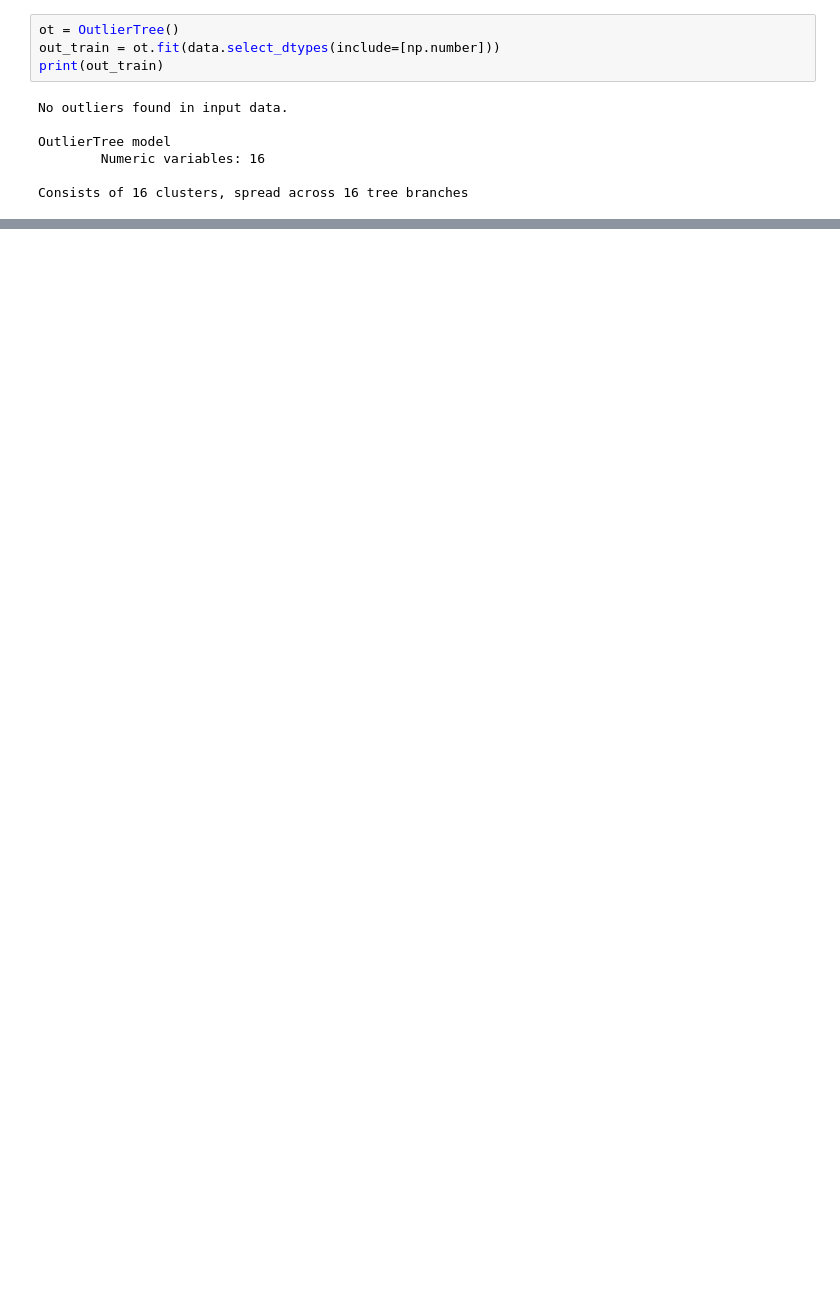
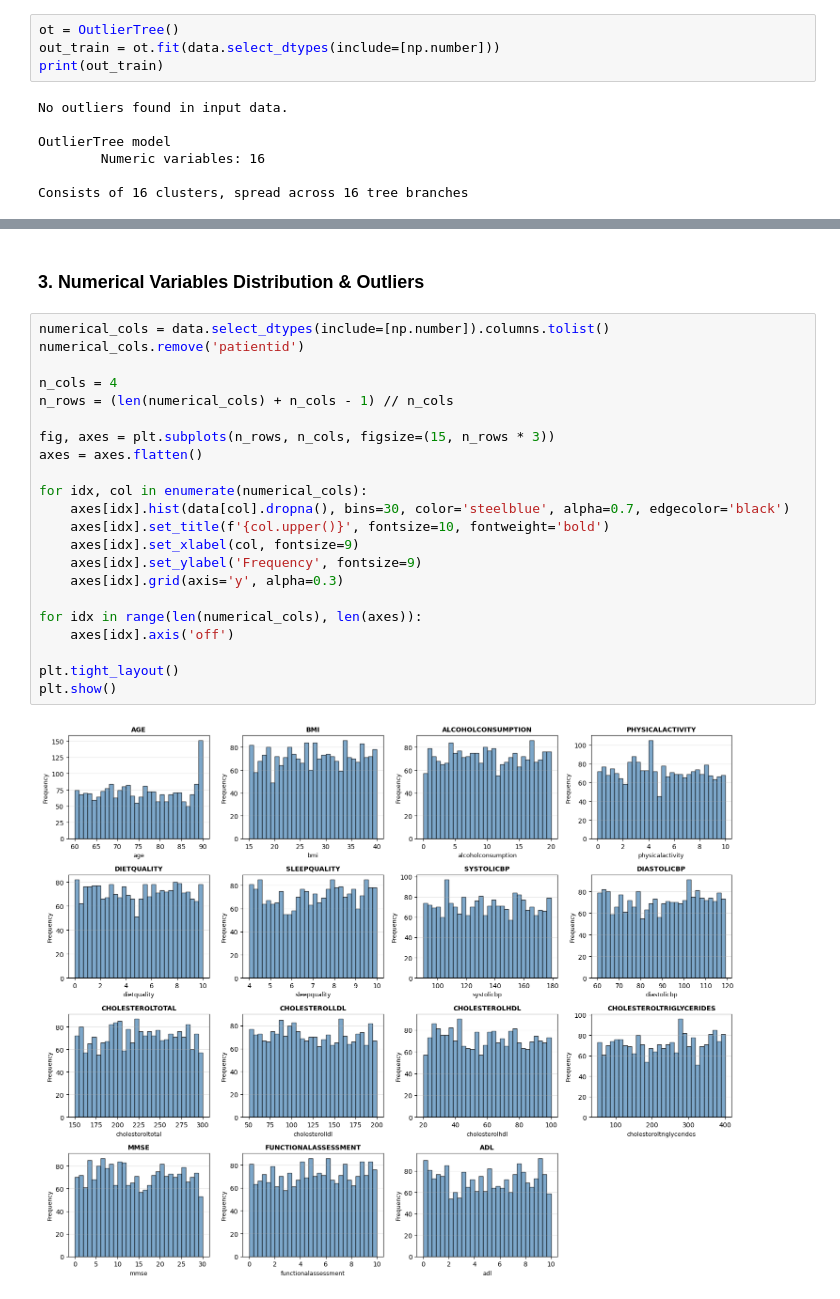
Before and after one commit to Jelles/AML-Assignment-2, a Jupyter notebook: main.ipynb, the cells around one changed output, grey strips where cells are left out. Cells and saved outputs as stored; diff of their text form; blank space fills up the shorter version.

```diff
--- a/main.ipynb
+++ b/main.ipynb
@@ -87,0 +157,26 @@ print(missing_values[missing_values > 0])
+# %% [markdown]
+### 3. Numerical Variables Distribution & Outliers
+# %%
+numerical_cols = data.select_dtypes(include=[np.number]).columns.tolist()
+numerical_cols.remove('patientid')
+
+n_cols = 4
+n_rows = (len(numerical_cols) + n_cols - 1) // n_cols
+
+fig, axes = plt.subplots(n_rows, n_cols, figsize=(15, n_rows * 3))
+axes = axes.flatten()
+
+for idx, col in enumerate(numerical_cols):
+    axes[idx].hist(data[col].dropna(), bins=30, color='steelblue', alpha=0.7, edgecolor='black')
+    axes[idx].set_title(f'{col.upper()}', fontsize=10, fontweight='bold')
+    axes[idx].set_xlabel(col, fontsize=9)
+    axes[idx].set_ylabel('Frequency', fontsize=9)
+    axes[idx].grid(axis='y', alpha=0.3)
+
+for idx in range(len(numerical_cols), len(axes)):
+    axes[idx].axis('off')
+
+plt.tight_layout()
+plt.show()
+# %% [output]
+[figure, added]
```
Also changed, not shown: parts of 14 cells of this notebook.
